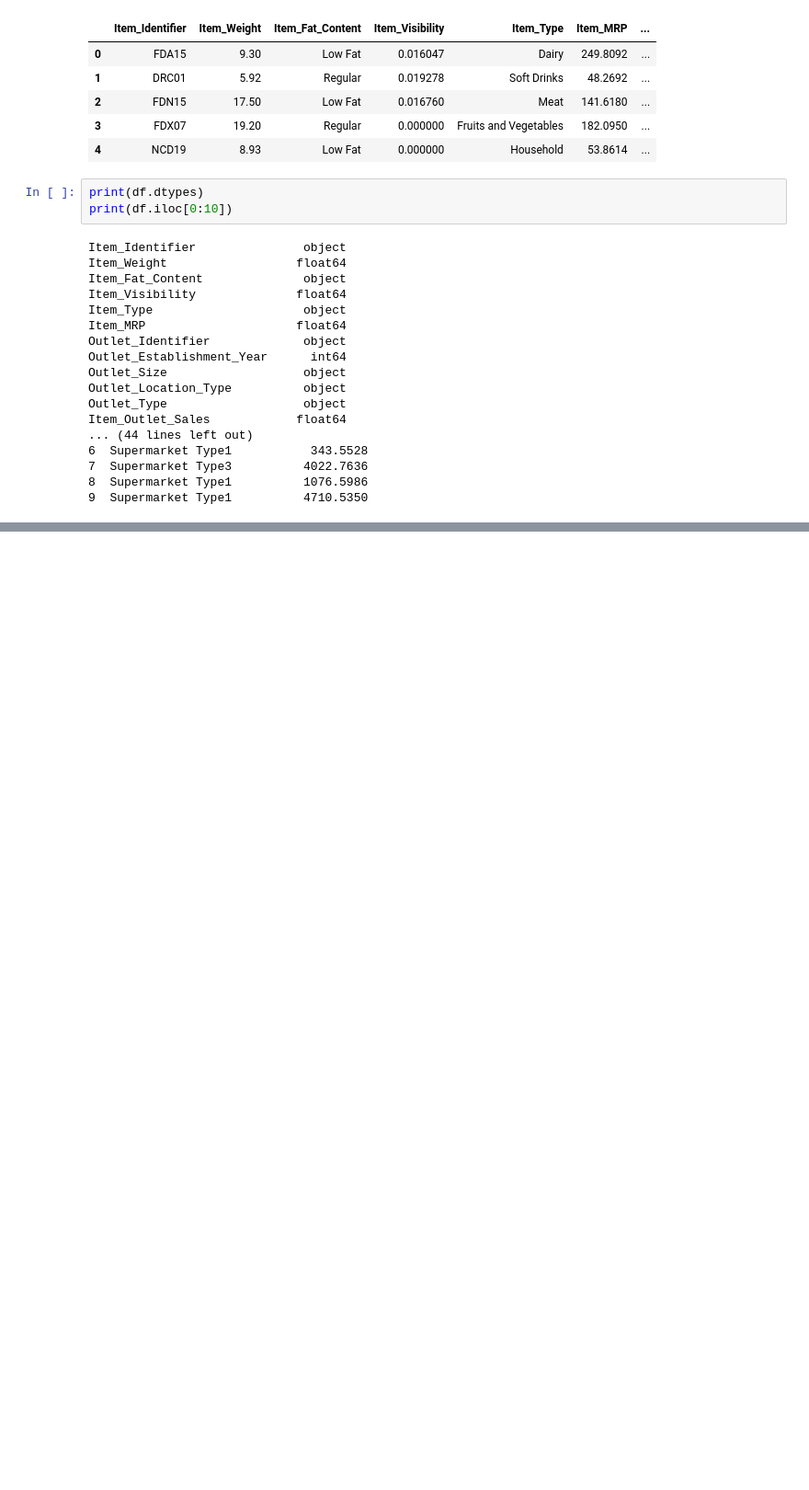
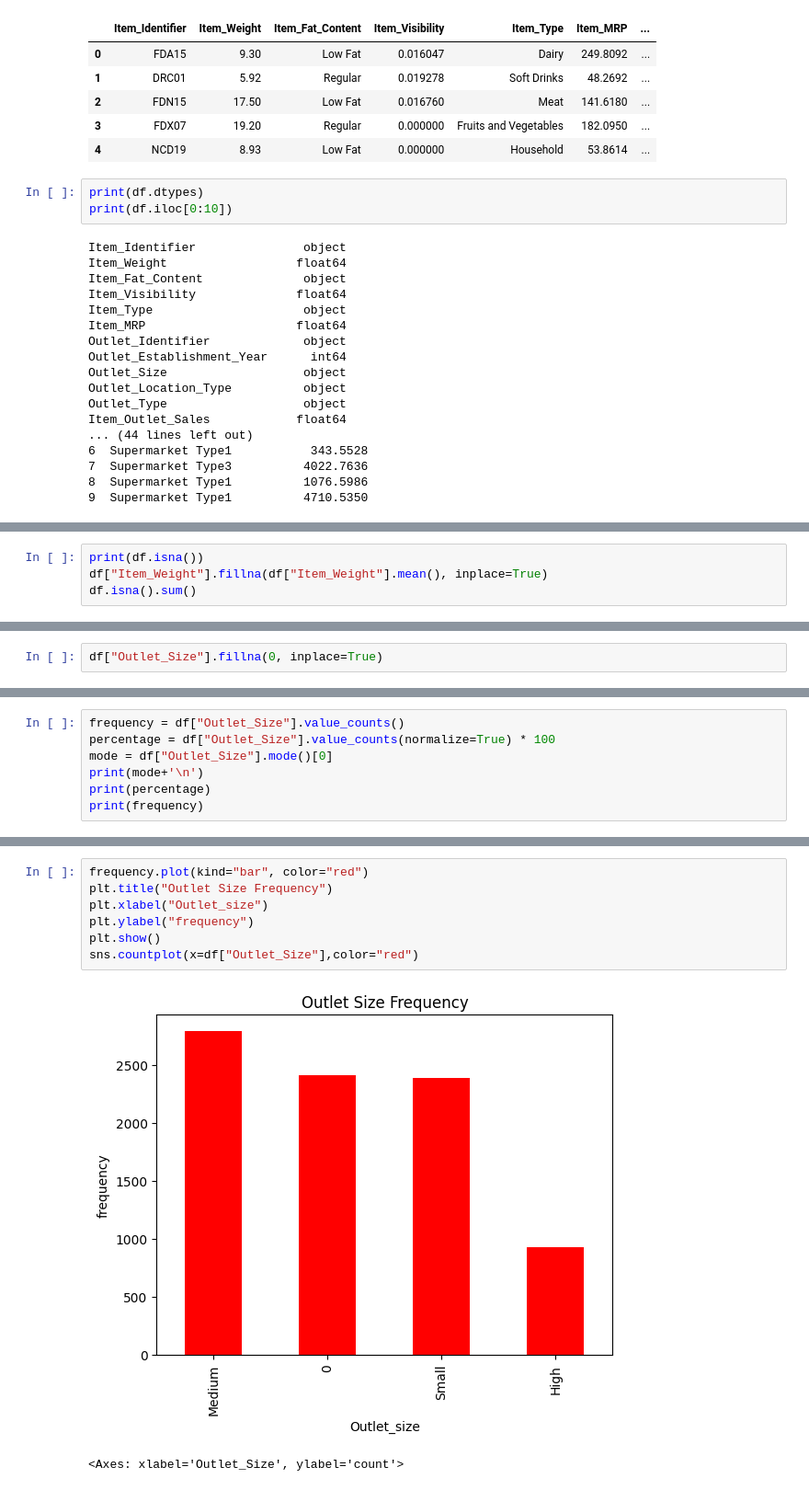
Before and after one commit to Rithwik3112/winter_Break, a Jupyter notebook: EDA.ipynb, the cells around one changed output, grey strips where cells are left out. Shown at 92% size. Cells and saved outputs as stored; diff of their text form; blank space fills up the shorter version.

```diff
--- a/EDA.ipynb
+++ b/EDA.ipynb
@@ -33,0 +46,4 @@ Item_Outlet_Sales            float64
+# %%
+print(df.isna())
+df["Item_Weight"].fillna(df["Item_Weight"].mean(), inplace=True)
+df.isna().sum()
@@ -33,0 +99,2 @@ Item_Outlet_Sales            float64
+# %%
+df["Outlet_Size"].fillna(0, inplace=True)
@@ -33,0 +142,7 @@ Item_Outlet_Sales            float64
+# %%
+frequency = df["Outlet_Size"].value_counts()
+percentage = df["Outlet_Size"].value_counts(normalize=True) * 100
+mode = df["Outlet_Size"].mode()[0]
+print(mode+'\n')
+print(percentage)
+print(frequency)
@@ -33,0 +164,10 @@ Item_Outlet_Sales            float64
+# %%
+frequency.plot(kind="bar", color="red")
+plt.title("Outlet Size Frequency")
+plt.xlabel("Outlet_size")
+plt.ylabel("frequency")
+plt.show()
+sns.countplot(x=df["Outlet_Size"],color="red")
+# %% [output]
+[figure, added]
+<Axes: xlabel='Outlet_Size', ylabel='count'>
```
Also changed, not shown: parts of 8 cells of this notebook.
